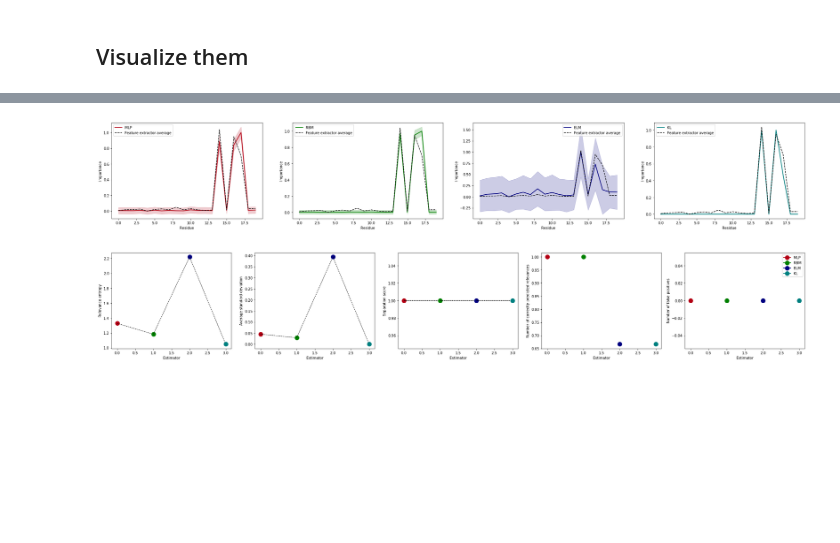
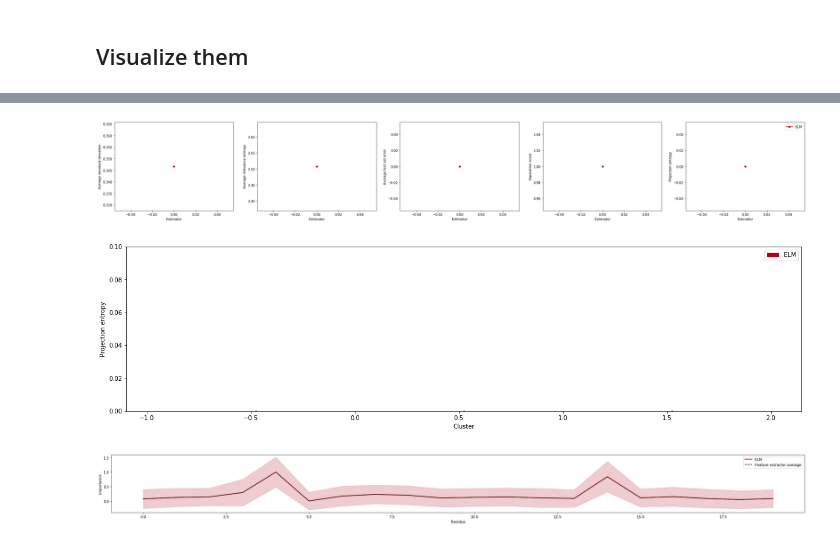
Before and after one commit to mkasimova/Neural.Network.Relevance.Propagation, a Jupyter notebook: random_data.ipynb, the cells around one changed output, grey strips where cells are left out. Cells and saved outputs as stored; diff of their text form; code cells hidden in the pictures; blank space fills up the shorter version.

```diff
--- a/random_data.ipynb
+++ b/random_data.ipynb
@@ -45,18 +57,18 @@ Every method is encapsulated in a so called FeatureExtractor class which all fol
 n_iterations, n_splits = 5, 3
 filter_by_distance_cutoff, filter_by_DKL, filter_by_KS_test = False, False, False
 feature_extractors = [
-    fe.MlpFeatureExtractor(data, cluster_indices, n_splits=n_splits, n_iterations=n_iterations, hidden_layer_sizes=(100,), training_max_iter=10000,
-                           activation="logistic",
-                           filter_by_distance_cutoff=filter_by_distance_cutoff, filter_by_DKL=filter_by_DKL, filter_by_KS_test=filter_by_KS_test), #, solver="sgd"),
-    fe.RbmFeatureExtractor(data, cluster_indices, n_splits=n_splits, n_iterations=n_iterations, n_components=8,
-                           filter_by_distance_cutoff=filter_by_distance_cutoff, filter_by_DKL=filter_by_DKL, filter_by_KS_test=filter_by_KS_test),
+    #fe.MlpFeatureExtractor(data, cluster_indices, n_splits=n_splits, n_iterations=n_iterations, hidden_layer_sizes=(100,), training_max_iter=10000,
+    #                       activation="logistic",
+    #                       filter_by_distance_cutoff=filter_by_distance_cutoff, filter_by_DKL=filter_by_DKL, filter_by_KS_test=filter_by_KS_test), #, solver="sgd"),
+    #fe.RbmFeatureExtractor(data, cluster_indices, n_splits=n_splits, n_iterations=n_iterations, n_components=8,
+    #                       filter_by_distance_cutoff=filter_by_distance_cutoff, filter_by_DKL=filter_by_DKL, filter_by_KS_test=filter_by_KS_test),
     fe.ElmFeatureExtractor(data, cluster_indices, n_splits=n_splits, n_iterations=n_iterations,
                            activation="relu",
                            n_nodes=dg.nfeatures,
-                           alpha=0.2,
+                           alpha=1.,
                            filter_by_distance_cutoff=filter_by_distance_cutoff, filter_by_DKL=filter_by_DKL, filter_by_KS_test=filter_by_KS_test),
-    fe.KLFeatureExtractor(data, cluster_indices, n_splits=n_splits,
-                           filter_by_distance_cutoff=filter_by_distance_cutoff, filter_by_DKL=filter_by_DKL, filter_by_KS_test=filter_by_KS_test),
+    #fe.KLFeatureExtractor(data, cluster_indices, n_splits=n_splits,
+    #                       filter_by_distance_cutoff=filter_by_distance_cutoff, filter_by_DKL=filter_by_DKL, filter_by_KS_test=filter_by_KS_test),
     #fe.PCAFeatureExtractor(data, cluster_indices, n_splits=n_splits, n_components=None,
     #                           filter_by_distance_cutoff=filter_by_distance_cutoff, filter_by_DKL=filter_by_DKL, filter_by_KS_test=filter_by_KS_test),
     #fe.RandomForestFeatureExtractor(data, cluster_indices, n_splits=n_splits, n_iterations=n_iterations,
@@ -165,7 +149,7 @@ for p in postprocessors:
     #p.average().persist()
     projector = dp.DataProjector(p, data)
     projector.project().score_projection()
-    data_projectors.append(projector)
-visualization.visualize(postprocessors,data_projectors)
+    data_projectors.append([projector])
+visualization.visualize([[p] for p in postprocessors], data_projectors)
 logger.info("Done")
 # %% [output]
@@ -185,2 +158,3 @@ logger.info("Done")
-[figure, old version]
+[figure, new version]
-[figure, old version]
+[figure, new version]
+[figure, added]
```
Also changed, not shown: parts of 7 cells of this notebook.
